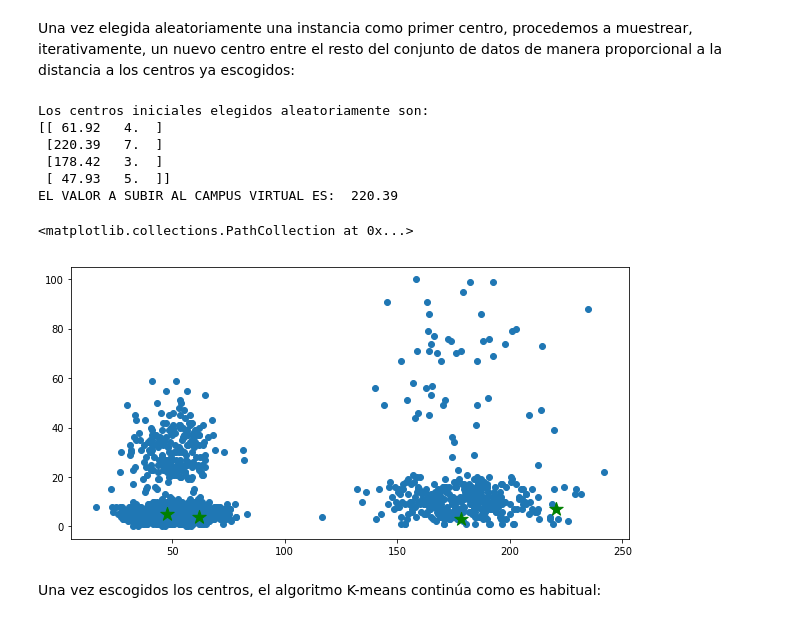
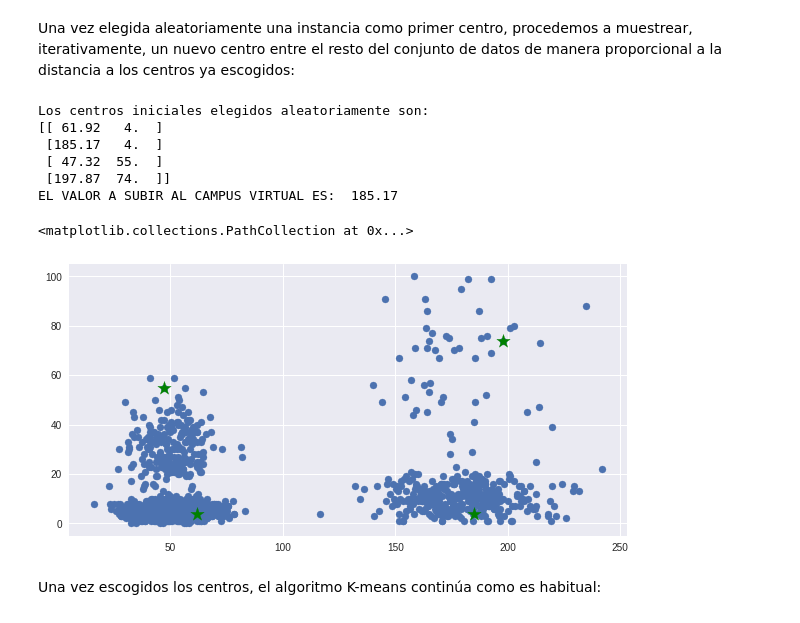
Before and after one commit to a-afonso/06MAIR-Aprendizaje-No-Supervisado, a Jupyter notebook: VC02_2_kmeanspp.ipynb, the cells around one changed output. Drawn from its saved outputs; the diff is of its cells as text; code cells hidden in the pictures.

```diff
--- a/VC02_2_kmeanspp.ipynb
+++ b/VC02_2_kmeanspp.ipynb
@@ -50,30 +50,30 @@ Una vez elegida aleatoriamente una instancia como primer centro, procedemos a mu
 # %%
 for k in np.arange(K-1):
     dist_min = np.zeros(auxDx.shape[0])
     for i in np.arange(auxDx.shape[0]):
         dist_min[i] = min_distancia_euclidiana_grupo(auxDx[i,:], cDx)
-    probs = (dist_min - np.min(dist_min))/(np.max(dist_min)-np.min(dist_min))
+    probs = (dist_min**2) / np.sum(dist_min**2)
     cumprobs = np.cumsum(probs)
     icenter = np.where(cumprobs >= np.random.random_sample())[0][0]
     cDx= np.append(cDx, np.matrix(auxDx[icenter,:]), axis=0)
     auxDx = np.delete(auxDx, icenter, 0)
 
 print('Los centros iniciales elegidos aleatoriamente son:')
 print(cDx)
 print('EL VALOR A SUBIR AL CAMPUS VIRTUAL ES: ', cDx[1,0])
 
 fig, ax = plt.subplots(figsize=(10,5))
 ax.scatter(Dx[:,0],Dx[:,1])
 ax.scatter(np.array(cDx[:,0]),np.array(cDx[:,1]), marker='*', s=200, c='g')
 # %% [output]
 Los centros iniciales elegidos aleatoriamente son:
 [[ 61.92   4.  ]
- [220.39   7.  ]
- [178.42   3.  ]
- [ 47.93   5.  ]]
-EL VALOR A SUBIR AL CAMPUS VIRTUAL ES:  220.39
+ [185.17   4.  ]
+ [ 47.32  55.  ]
+ [197.87  74.  ]]
+EL VALOR A SUBIR AL CAMPUS VIRTUAL ES:  185.17
 <matplotlib.collections.PathCollection at 0x...>
-[figure, old version]
+[figure, new version]
 # %% [markdown]
 
 Una vez escogidos los centros, el algoritmo K-means continúa como es habitual:
```
Also changed, not shown: parts of 2 cells of this notebook.
